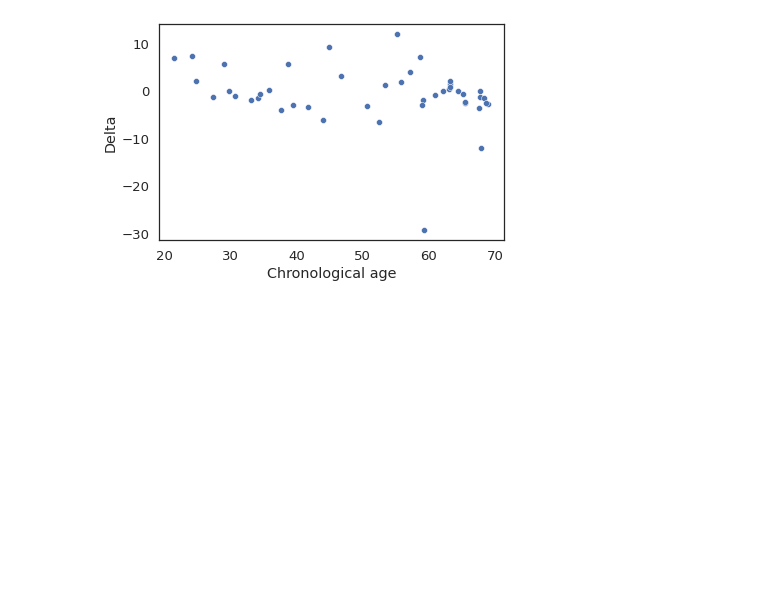
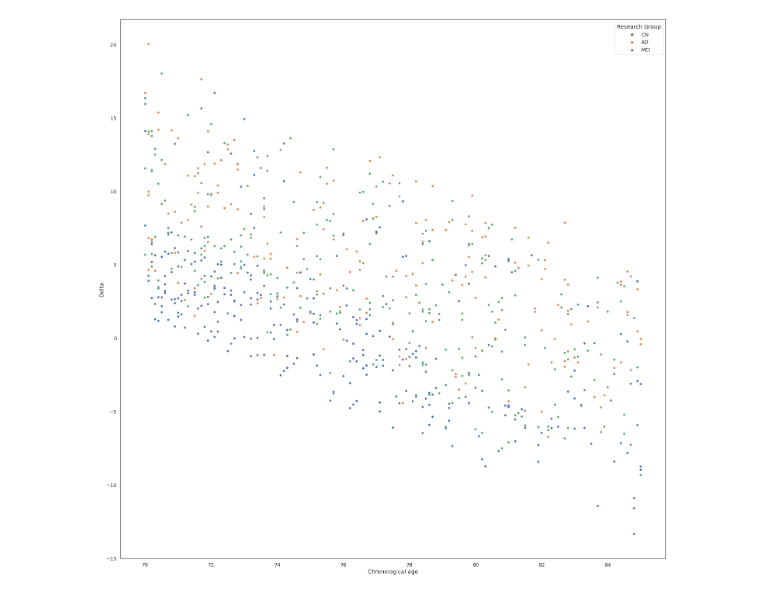
Before and after one commit to kapoloni/age_prediction, a Jupyter notebook: plots/plot_regression.ipynb, the cells around one changed output. Cells and saved outputs as stored; diff of their text form; code cells hidden in the pictures; blank space fills up the shorter version.

```diff
--- a/plots/plot_regression.ipynb
+++ b/plots/plot_regression.ipynb
@@ -164,0 +258,25 @@ True
+# %%
+sns.set(context='notebook', style='white', palette='Set2', font='sans-serif',
+       font_scale=1.2, color_codes=True, rc={'figure.figsize':(20.7,20.27)})
+
+val = pd.read_csv('../predict_results/test_0-70_LR.csv', sep=',')
+val['Research Group'] = 'CN'
+val = val[['Name', 'True', 'Pred', 'Research Group']]
+val.columns = ['Image Filename', 'Chronological age', 'Estimated age', 'Research Group']
+
+pearson = pg.corr(val['Estimated age'], val['Chronological age'])
+display(pearson)
+print(pearson['p-val'][0]<0.001)
+
+sns.set(style='white', font_scale=1.2)
+g = sns.JointGrid(data=val, x='Chronological age', y='Estimated age',
+                  xlim=(20, 71), ylim=(20, 71), height=5)
+g.plot_joint(sns.regplot, color="xkcd:muted blue")
+g = g.plot_marginals(sns.histplot, color="xkcd:bluey grey")
+g.ax_joint.text(23, 68, 'r = ' + str(pearson.r[0].round(2)) + ', p < .001', fontstyle='italic')
+x0, x1 = g.ax_joint.get_xlim()
+y0, y1 = g.ax_joint.get_ylim()
+lims = [max(x0, y0), min(x1, y1)]
+g.ax_joint.plot(lims, lims, '-r')
+plt.tight_layout()
+plt.savefig("correlation_0-70_LR.pdf", bbox_inches='tight', dpi=300)
@@ -217,14 +340,27 @@ linear relationship
 # %%
-val = pd.read_csv('../predict_results/test_0-70_LR.csv', sep=',')
-val['Research Group'] = 'CN'
+delim = '_holds'
+# delim = ''
+cn = pd.read_csv('../predict_results/test_70-100_LR' + delim + '.csv', sep=',')
+cn['Research Group'] = 'CN'
+# cnv = pd.read_csv('../predict_results/val_70-100_LR_bias.csv', sep=',')
+# cnv['Research Group'] = 'CN'
+ad = pd.read_csv('../predict_results/ad_70-100_LR' + delim + '.csv', sep=',')
+ad['Research Group'] = 'AD'
+mci= pd.read_csv('../predict_results/mci_70-100_LR' + delim + '.csv', sep=',')
+mci['Research Group'] = 'MCI'
+results = pd.concat([cn, ad, mci]).reset_index(drop=True)
+results = results[['Name', 'True', 'Pred', 'Research Group']]
+
+
+val =  results
 val = val[['Name', 'True', 'Pred', 'Research Group']]
 val['Delta'] = val[['True', 'Pred']].apply(lambda x: x[1]-x[0], axis=1)
 # val.head()
 val.columns = ['Image Filename', 'Chronological age', 'Estimated age', 'Research Group', 'Delta']
 
 sns.set(style='white', font_scale=1.2)
-g = sns.scatterplot(data=val, x='Chronological age', y='Delta')
+g = sns.scatterplot(data=val, x='Chronological age', y='Delta', hue='Research Group')
 plt.tight_layout()
 # plt.savefig("correlation_0-70_LR.pdf", bbox_inches='tight', dpi=300)
 # %% [output]
-[figure, old version]
+[figure, new version]
```
Also changed, not shown: parts of 15 cells of this notebook, 39 other files.
